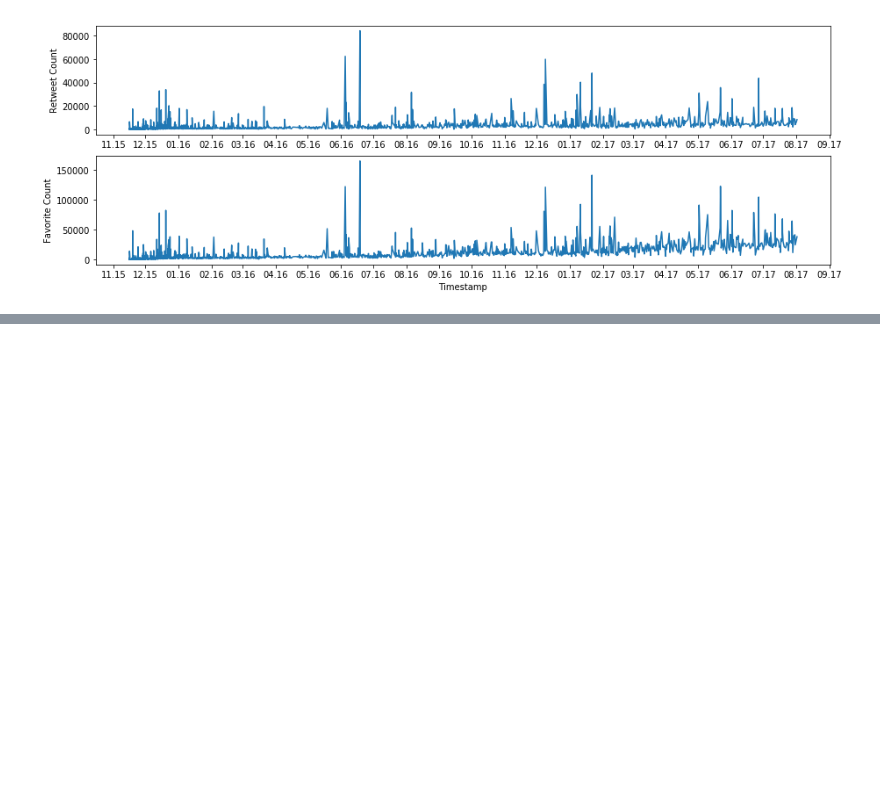
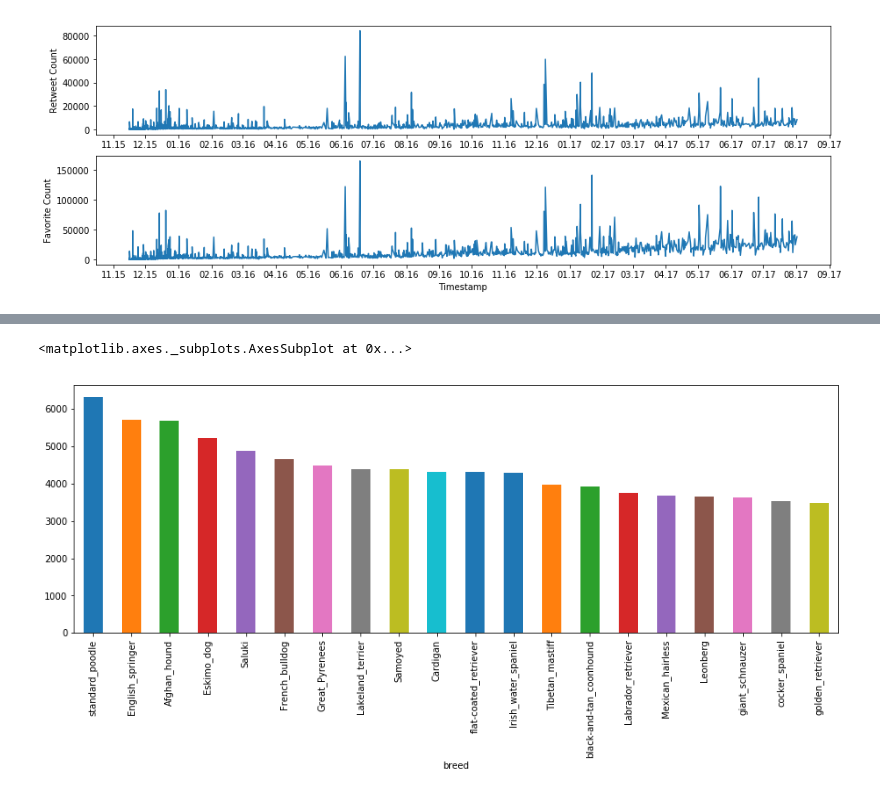
Before and after one commit to samaraluyza/WeRateDogs, a Jupyter notebook: wrangle_act.ipynb, the cells around one changed output, grey strips where cells are left out. Saved outputs shown, nothing was run; the diff lists cells and outputs as text; code cells hidden in the pictures; blank space fills up the shorter version.

```diff
--- a/wrangle_act.ipynb
+++ b/wrangle_act.ipynb
@@ -569,0 +611,5 @@ plt.show()
+# %%
+serie_ret.plot.bar()
+# %% [output]
+<matplotlib.axes._subplots.AxesSubplot at 0x...>
+[figure, added]
```
Also changed, not shown: parts of 4 cells of this notebook.
